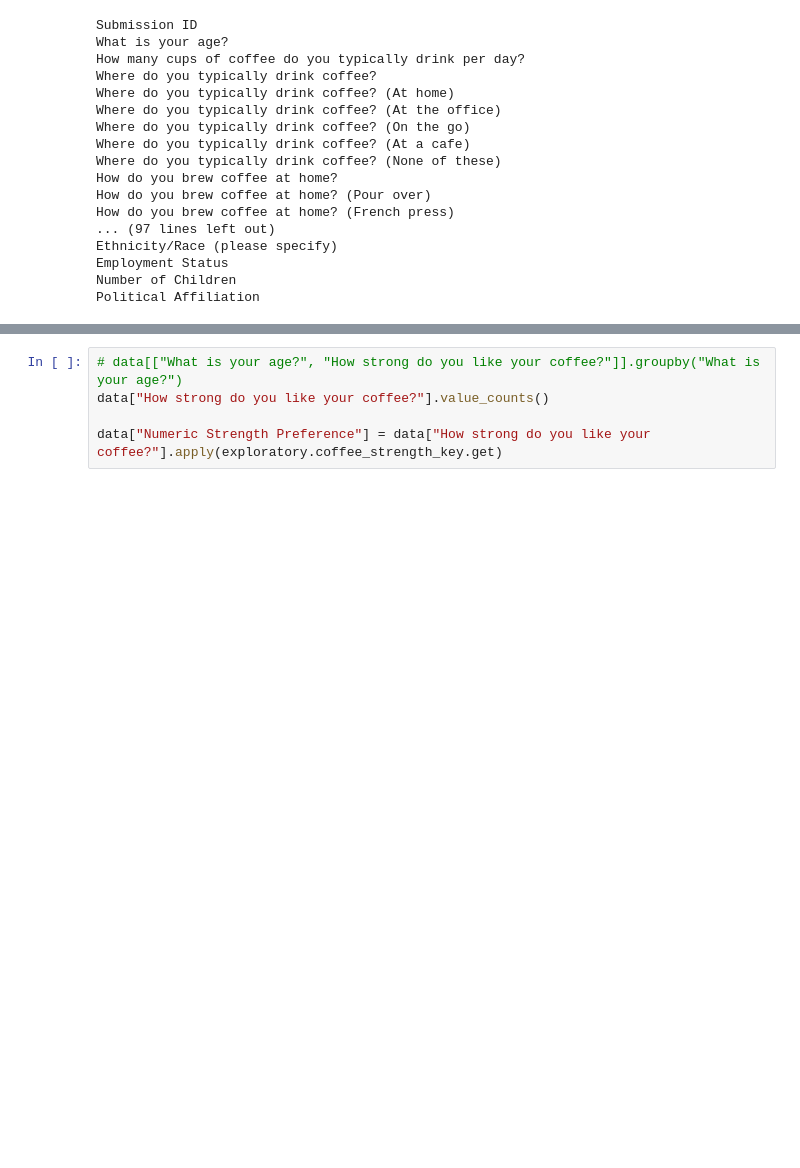
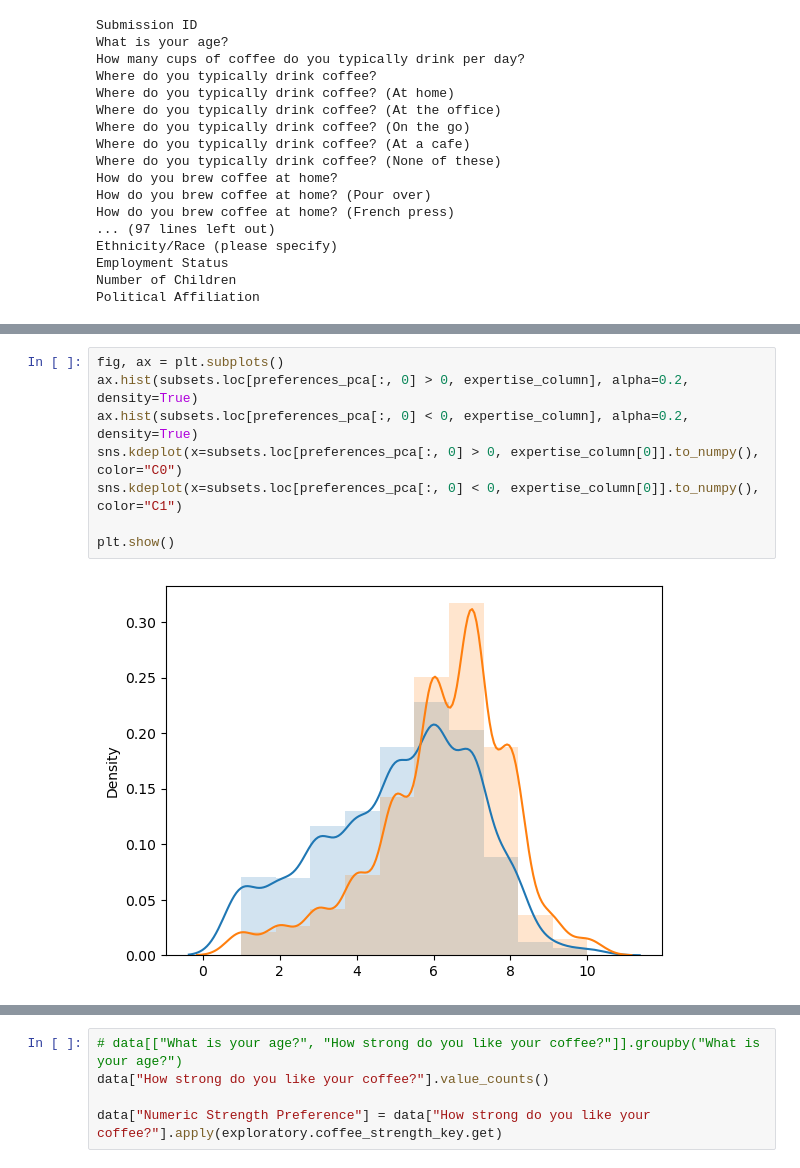
Before and after one commit to Daniel-Packer/hoffman-coffee, a Jupyter notebook: notebooks/exploratory.ipynb, the cells around one changed output, grey strips where cells are left out. Cells and saved outputs as stored; diff of their text form; blank space fills up the shorter version.

```diff
--- a/notebooks/exploratory.ipynb
+++ b/notebooks/exploratory.ipynb
@@ -40,0 +82,10 @@ Political Affiliation
+# %%
+fig, ax = plt.subplots()
+ax.hist(subsets.loc[preferences_pca[:, 0] > 0, expertise_column], alpha=0.2, density=True)
+ax.hist(subsets.loc[preferences_pca[:, 0] < 0, expertise_column], alpha=0.2, density=True)
+sns.kdeplot(x=subsets.loc[preferences_pca[:, 0] > 0, expertise_column[0]].to_numpy(), color="C0")
+sns.kdeplot(x=subsets.loc[preferences_pca[:, 0] < 0, expertise_column[0]].to_numpy(), color="C1")
+
+plt.show()
+# %% [output]
+[figure, added]
```
Also changed, not shown: parts of 5 cells of this notebook, 2 other files.
